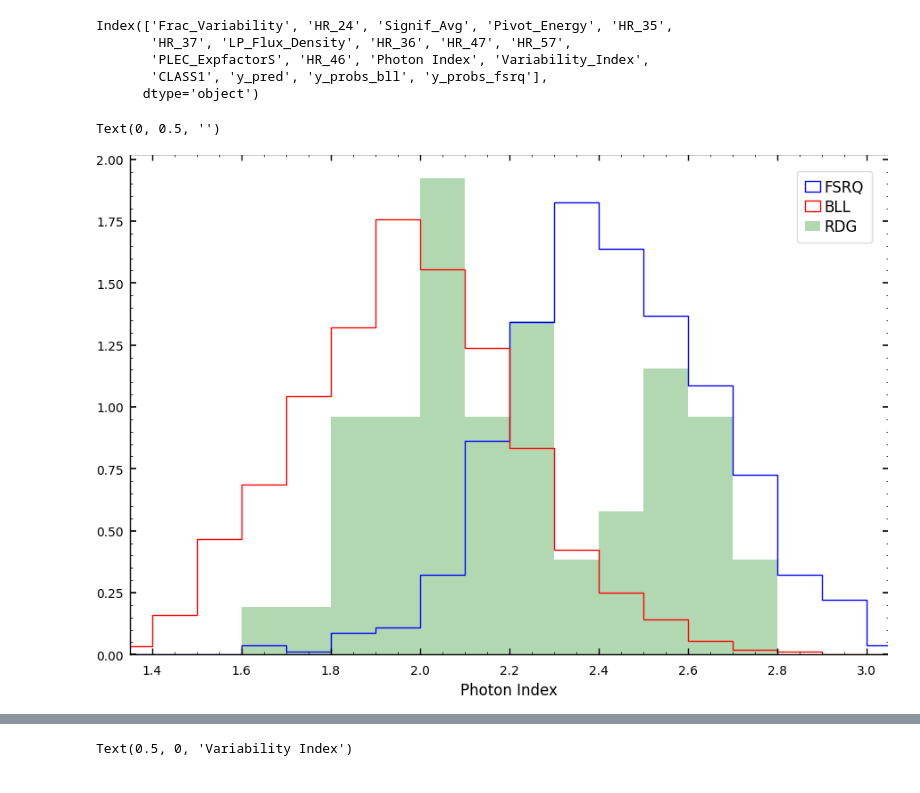
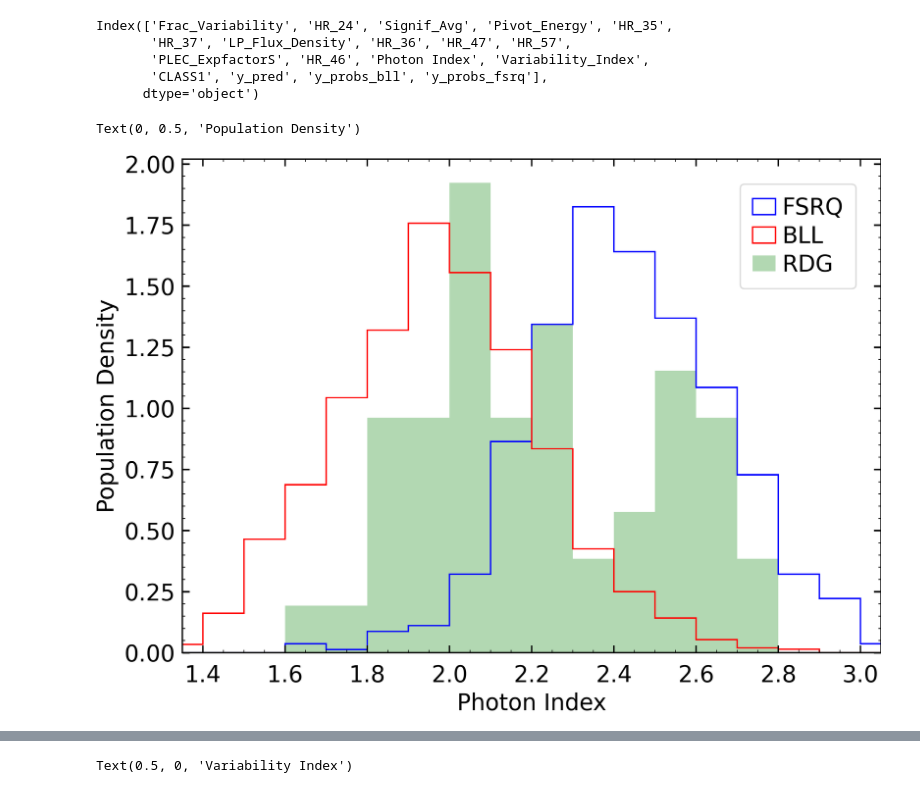
Before and after one commit to IoanPJ/Final_year_project_IMPJ, a Jupyter notebook: ML/separability_of_variables.ipynb, the cells around one changed output, grey strips where cells are left out. Saved outputs shown, nothing was run; the diff lists cells and outputs as text; code cells hidden in the pictures.

```diff
--- a/ML/separability_of_variables.ipynb
+++ b/ML/separability_of_variables.ipynb
@@ -88,16 +88,18 @@ for i in range(0,len(classes)):
         print('Error')
 # %%
 
-fig, ax = plt.subplots(figsize = (10,7))
+fig, ax = plt.subplots(figsize = (8,6),dpi=300)
 #ax2 = ax.twinx()
 ax.hist(fsrq,histtype='step',bins = np.arange(1.3,3.2,0.1),color='blue',density=True,label = 'FSRQ')
 ax.hist(bll,histtype='step',bins = np.arange(1.3,3.2,0.1),color='red',density=True,label='BLL')
 ax.hist(rdg,histtype='stepfilled',bins = np.arange(1.3,3.2,0.1),color='green',density=True,alpha=0.3,label='RDG')
-ax.legend(fontsize=12)
+ax.legend(fontsize=16)
+plt.xticks(fontsize=16)
+plt.yticks(fontsize=16)
 ax.set_xbound(1.35,3.05)
-ax.set_xlabel('Photon Index',fontsize=12)
-ax.set_ylabel('')
+ax.set_xlabel('Photon Index',fontsize=16)
+ax.set_ylabel('Population Density',fontsize=16)
 # %% [output]
-Text(0, 0.5, '')
+Text(0, 0.5, 'Population Density')
-[figure, old version]
+[figure, new version]
 # %%
```
Also changed, not shown: parts of 2 cells of this notebook, 34 other files.
